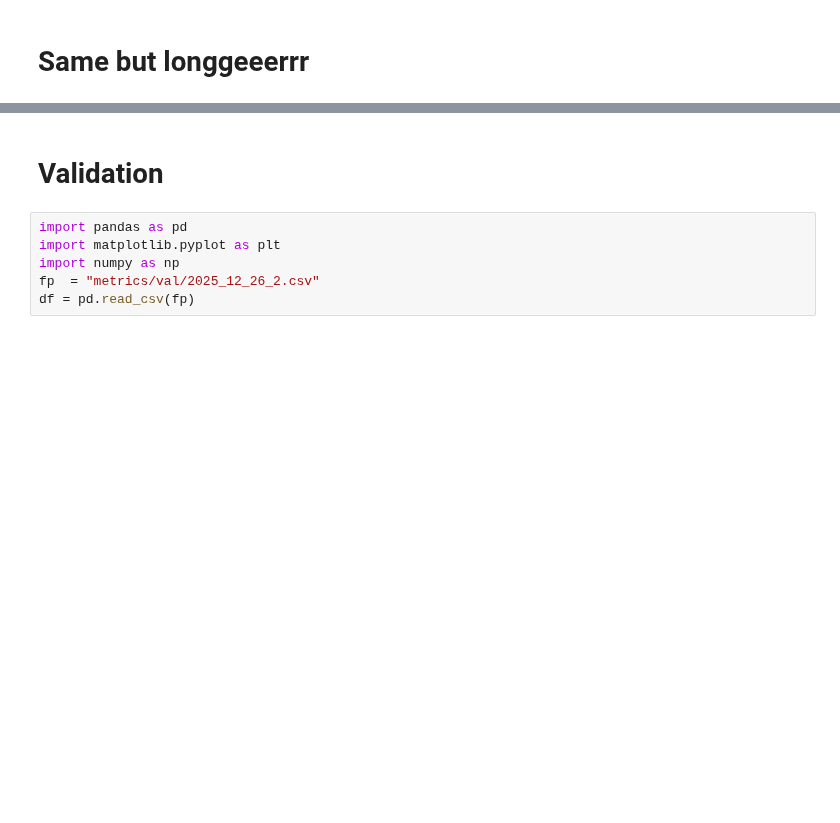
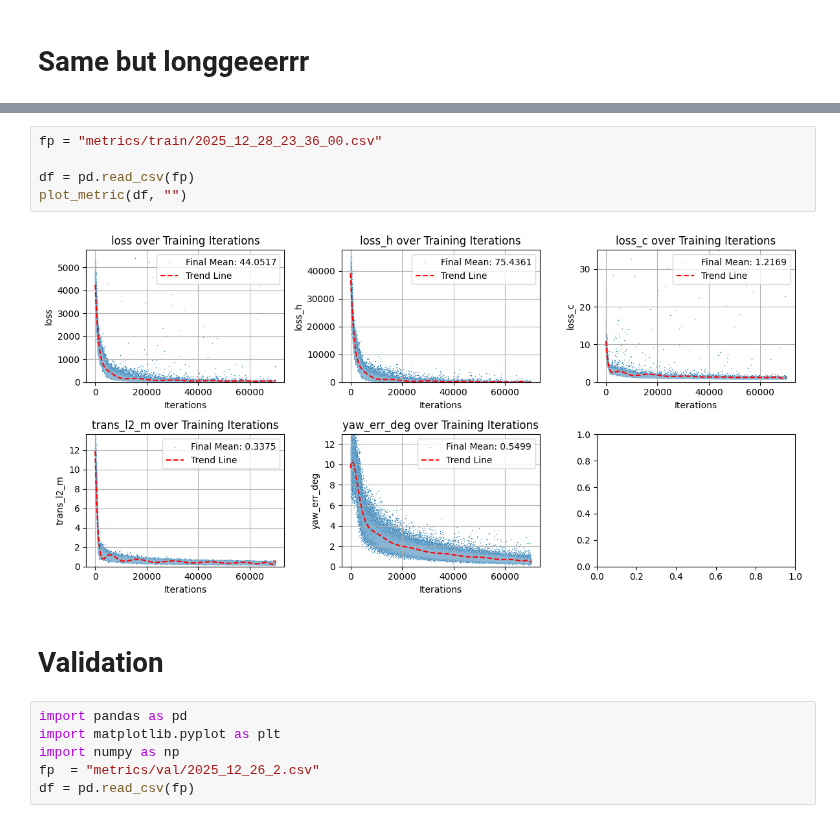
Before and after one commit to ifinckh/2025_sem_proj_FINCKH_VITA, a Jupyter notebook: results.ipynb, the cells around one changed output, grey strips where cells are left out. Saved outputs shown, nothing was run; the diff lists cells and outputs as text; blank space fills up the shorter version.

```diff
--- a/results.ipynb
+++ b/results.ipynb
@@ -219,3 +231,10 @@ plot_metric(df_model_2, 'Batch = 16, different lr schuduling')
+# %%
+fp = "metrics/train/2025_12_28_23_36_00.csv"
+
+df = pd.read_csv(fp)
+plot_metric(df, "")
+# %% [output]
+[figure, added]
 # %% [markdown]
 # Validation
 # %%
```
Also changed, not shown: parts of 5 cells of this notebook, 19 other files.
